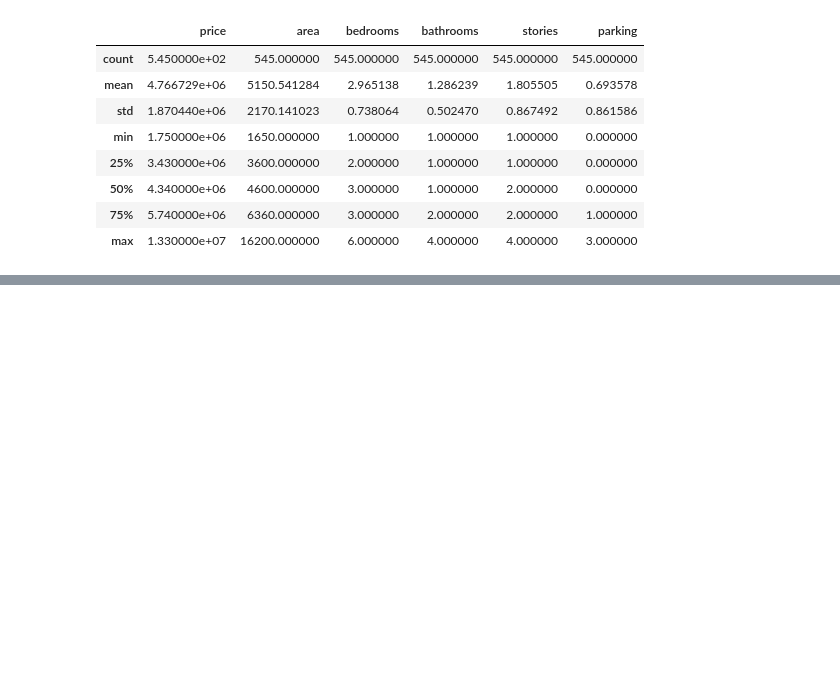
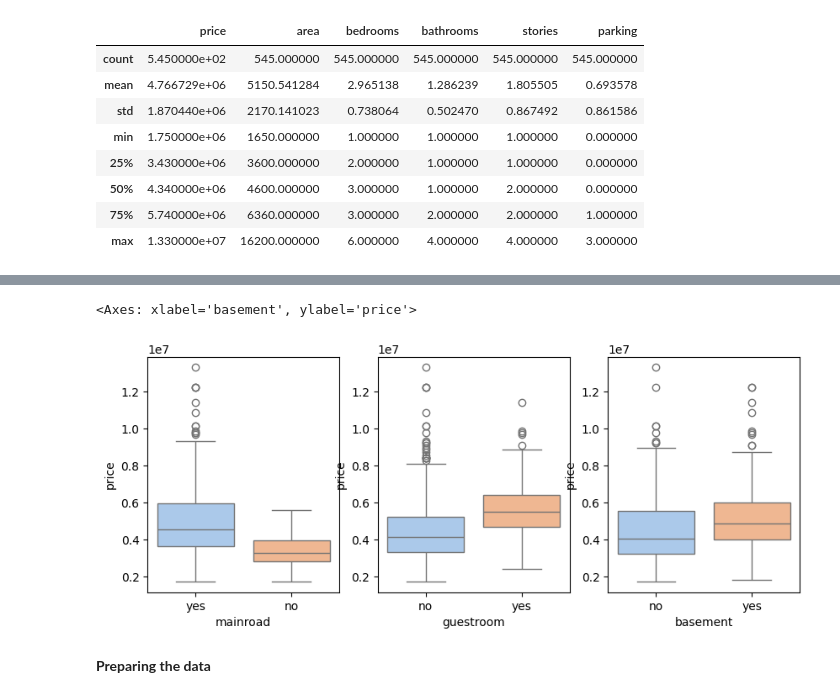
Before and after one commit to subhashiitb/IITKGP-ML, a Jupyter notebook: BasicsOfML/M1/S4/4.3/M1-S4-4.3.Multiple-Linear-Regression.ipynb, the cells around one changed output, grey strips where cells are left out. Drawn from its saved outputs; the diff is of its cells as text; code cells hidden in the pictures; blank space fills up the shorter version.

```diff
--- a/BasicsOfML/M1/S4/4.3/M1-S4-4.3.Multiple-Linear-Regression.ipynb
+++ b/BasicsOfML/M1/S4/4.3/M1-S4-4.3.Multiple-Linear-Regression.ipynb
@@ -62,0 +78,13 @@ housing.describe()
+# %%
+plt.figure(figsize=(10,8))
+plt.subplot(2,3,1)
+sns.boxplot(x='mainroad',y='price',data=housing, palette='pastel')
+plt.subplot(2,3,2)
+sns.boxplot(x='guestroom',y='price',data=housing, palette='pastel')
+plt.subplot(2,3,3)
+sns.boxplot(x='basement',y='price',data=housing, palette='pastel')
+# %% [output]
+<Axes: xlabel='basement', ylabel='price'>
+[figure, added]
+# %% [markdown]
+**Preparing the data**
```
Also changed, not shown: parts of 8 cells of this notebook.
